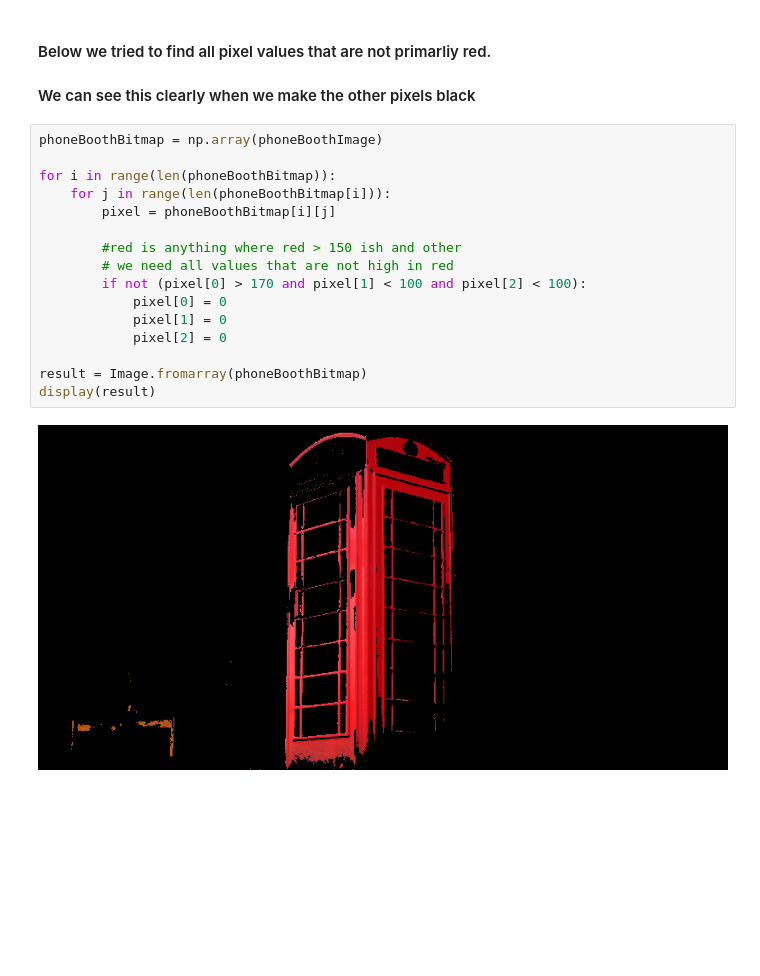
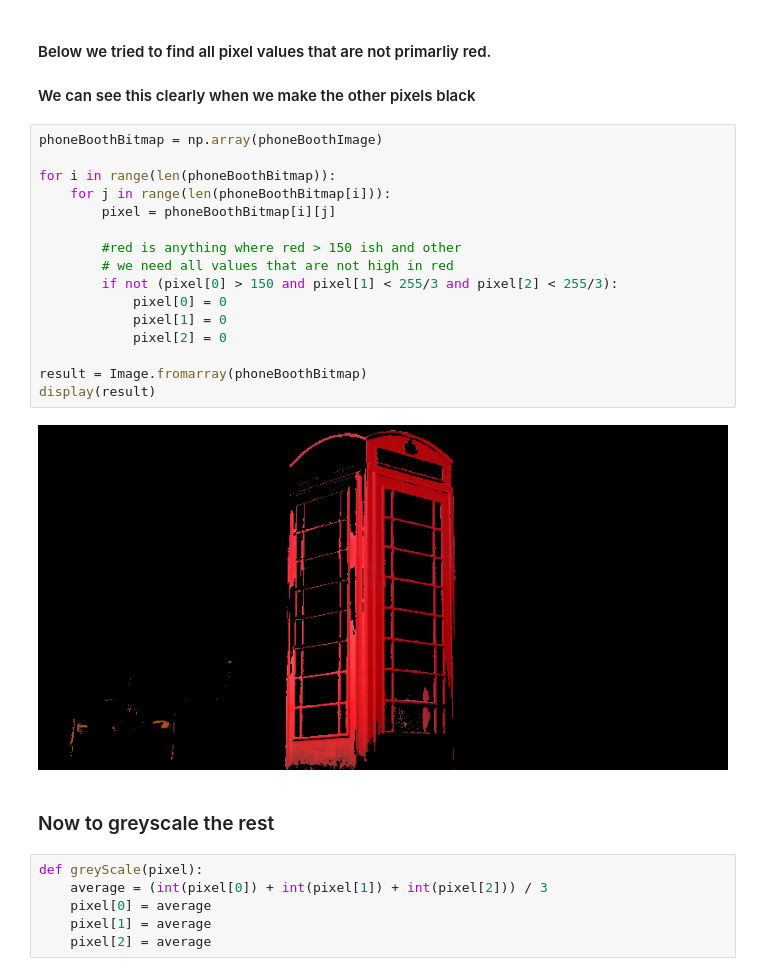
Before and after one commit to sohailk2/CS-Sail-Python-Image-Filtering, a Jupyter notebook: CS SAIL - Python Image Filtering.ipynb, the cells around one changed output. Drawn from its saved outputs; the diff is of its cells as text; blank space fills up the shorter version.

Commit message:
grey scaling and indentifying certain values in images

```diff
--- a/CS SAIL - Python Image Filtering.ipynb
+++ b/CS SAIL - Python Image Filtering.ipynb
@@ -130,18 +130,26 @@ display(phoneBoothImage)
 # %%
 phoneBoothBitmap = np.array(phoneBoothImage)
 
 for i in range(len(phoneBoothBitmap)):
     for j in range(len(phoneBoothBitmap[i])):
         pixel = phoneBoothBitmap[i][j]
 
         #red is anything where red > 150 ish and other
         # we need all values that are not high in red
-        if not (pixel[0] > 170 and pixel[1] < 100 and pixel[2] < 100):
+        if not (pixel[0] > 150 and pixel[1] < 255/3 and pixel[2] < 255/3):
             pixel[0] = 0
             pixel[1] = 0
             pixel[2] = 0
 
 result = Image.fromarray(phoneBoothBitmap)
 display(result)
 # %% [output]
-[figure, old version]
+[figure, new version]
+# %% [markdown]
+### Now to greyscale the rest
+# %%
+def greyScale(pixel):
+    average = (int(pixel[0]) + int(pixel[1]) + int(pixel[2])) / 3
+    pixel[0] = average
+    pixel[1] = average
+    pixel[2] = average
```
Also changed, not shown: parts of 8 cells of this notebook.
